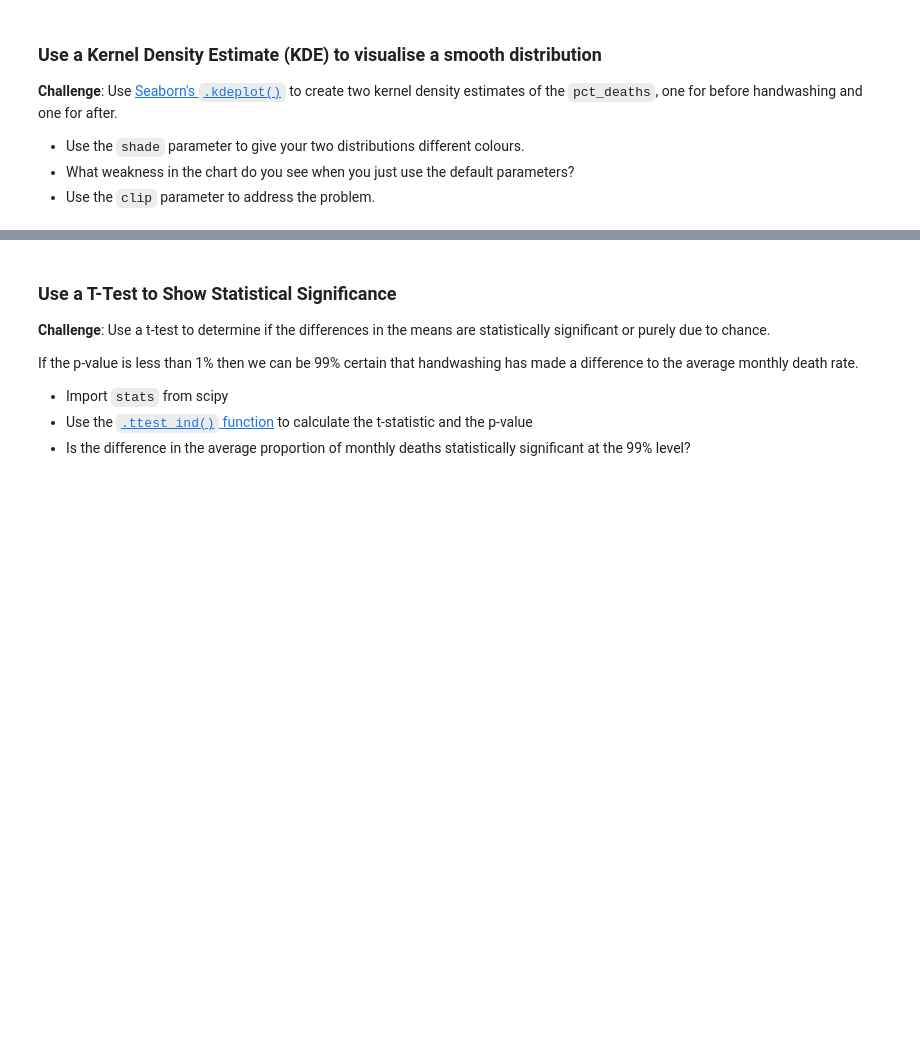
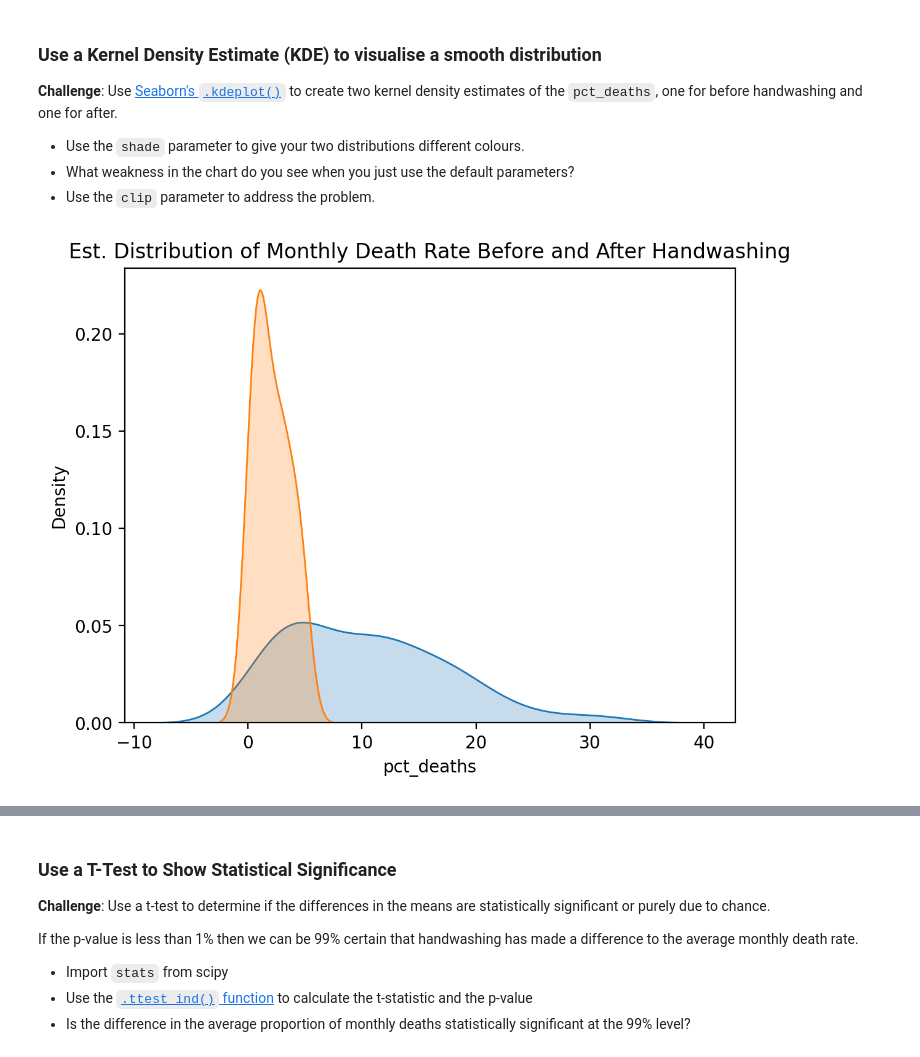
Before and after one commit to Aabi0207/Dr-Ignaz-Semmelweis, a Jupyter notebook: Dr_Semmelweis_Handwashing_Discovery_(start).ipynb, the cells around one changed output, grey strips where cells are left out. Drawn from its saved outputs; the diff is of its cells as text; code cells hidden in the pictures; blank space fills up the shorter version.

Commit message:
Final commit, Compleate analysis of Data Provided by Dr. Semmelweis

```diff
--- a/Dr_Semmelweis_Handwashing_Discovery_(start).ipynb
+++ b/Dr_Semmelweis_Handwashing_Discovery_(start).ipynb
@@ -383,3 +415,12 @@ plt.show()
 * Use the `shade` parameter to give your two distributions different colours.
 * What weakness in the chart do you see when you just use the default parameters?
 * Use the `clip` parameter to address the problem.
+# %%
+plt.figure(dpi=200)
+# By default the distribution estimate includes a negative death rate!
+sns.kdeplot(data_before_handwashing.pct_deaths, fill=True)
+sns.kdeplot(data_after_handwashing.pct_deaths, fill=True)
+plt.title('Est. Distribution of Monthly Death Rate Before and After Handwashing')
+plt.show()
+# %% [output]
+[figure, added]
```
Also changed, not shown: parts of 10 cells of this notebook.
